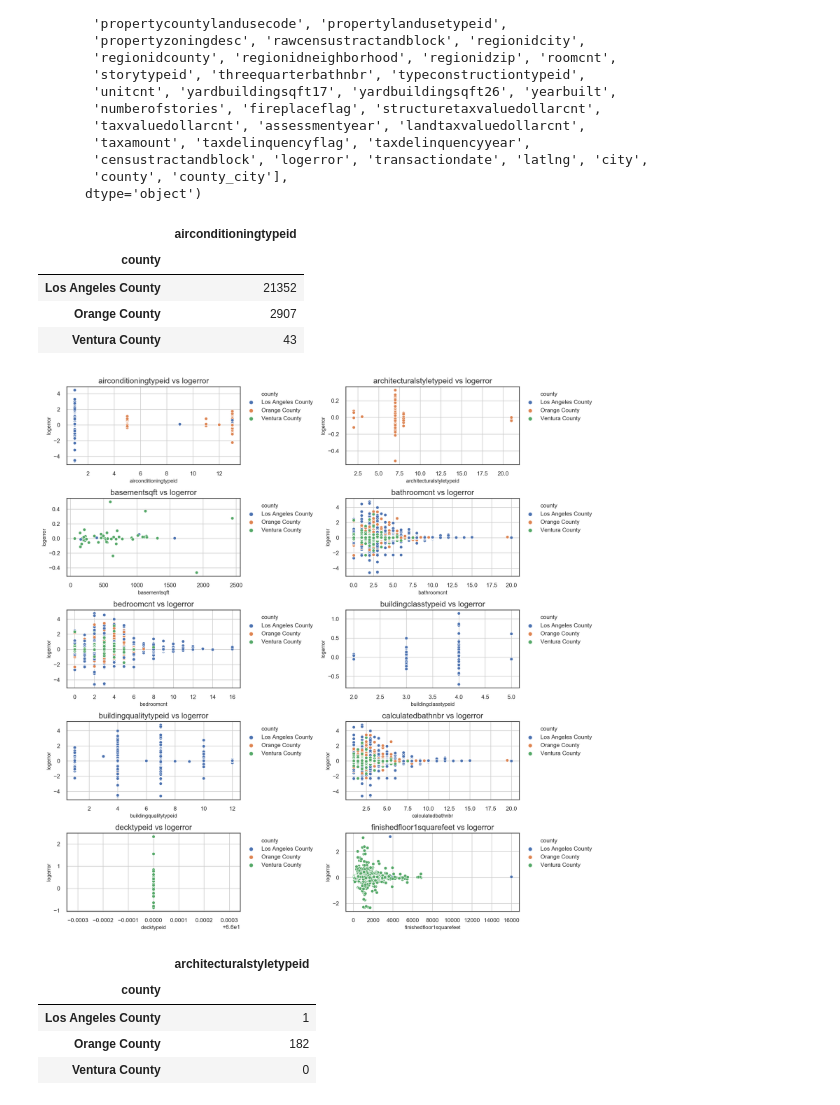
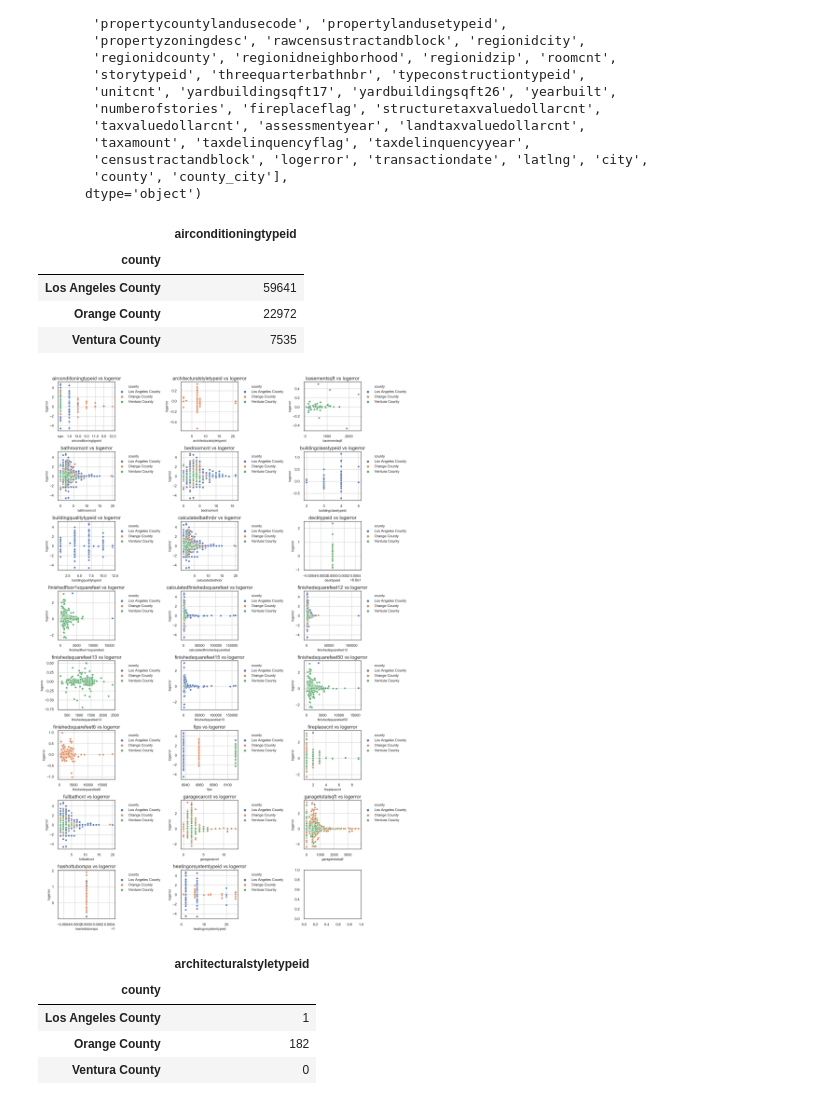
Before and after one commit to AustinDoolittle/W207-Final-Project, a Jupyter notebook: combined_eda.ipynb, the cells around one changed output. Saved outputs shown, nothing was run; the diff lists cells and outputs as text; code cells hidden in the pictures.

Commit message:
Fixing Ray's Graphs

```diff
--- a/combined_eda.ipynb
+++ b/combined_eda.ipynb
@@ -57,12 +36,12 @@ sns.set(style = 'white')
 ## Read in Data
 # %%
 # load the data
-#train_2016 = pd.read_csv("train_2016_v2.csv")
-#properties_2016 = pd.read_csv("properties_2016.csv")
+train_2016 = pd.read_csv("train_2016_v2.csv")
+properties_2016 = pd.read_csv("properties_2016.csv")
 
 # Ray reading in data from a different file location - comment this out if you need to change it please
-train_2016 = pd.read_csv("~/GitHub/berkeley/W207/zillow_final_project/zillow-prize-1/train_2016_v2.csv")
-properties_2016 = pd.read_csv("~/GitHub/berkeley/W207/zillow_final_project/zillow-prize-1/properties_2016.csv")
+#train_2016 = pd.read_csv("~/GitHub/berkeley/W207/zillow_final_project/zillow-prize-1/train_2016_v2.csv")
+#properties_2016 = pd.read_csv("~/GitHub/berkeley/W207/zillow_final_project/zillow-prize-1/properties_2016.csv")
 # %% [markdown]
 # Exploratory Data Analysis
 # %%
@@ -203,40 +180,40 @@ display(ray_df.groupby(['county'],axis = 0).count()[['airconditioningtypeid']])
 # %% [output]
 |  | airconditioningtypeid |
 | county |  |
-| Los Angeles County | 21352 |
-| Orange County | 2907 |
-| Ventura County | 43 |
+| Los Angeles County | 59641 |
+| Orange County | 22972 |
+| Ventura County | 7535 |
 # %%
 #DOESNT WORK %matplotlib notebook
 #fig, ax = plt.subplots(5,5, figsize = (20,30))
 
 
 #Beautiful plots referenced: https://imaddabbura.github.io/post/kmeans_clustering/
 
-fig, ax = plt.subplots(5,2, figsize = (15,15), dpi = 200)
+fig, ax = plt.subplots(8,3, figsize = (16,24), dpi = 200)
 
-n_iter = 10
+n_iter = 23
 ax = np.ravel(ax)
 for i in range(n_iter):
     sns.scatterplot(x=ray_df.columns[i], y='logerror', data=ray_df, hue = 'county', ax = ax[i])
     ax[i].set_xlabel(ray_df.columns[i], fontsize = 10)
     ax[i].set_ylabel('logerror', fontsize = 10)
     ax[i].set_title('{0} vs logerror'.format(ray_df.columns[i]), fontsize = 15)
     ax[i].legend(bbox_to_anchor=(1.0, 1), loc=2, borderaxespad=0.5)
     ax[i].grid()
 
 plt.tight_layout()
 #         #Plot the data
 #         targets = [1, 0]
 #         colors = ['b', 'r']
 #         for target, color in zip(targets,colors):
 #             indicesToKeep = final_df['poisonous'] == target
 #             ax[i].scatter(final_df.loc[indicesToKeep, 'principal component 1']
 #                        , final_df.loc[indicesToKeep, 'principal component 2']
 #                        , c = color
 #                        , s = 50)
 # %% [output]
-[figure, old version]
+[figure, new version]
 # %%
 display(ray_df.groupby(['county'],axis = 0).count()[['architecturalstyletypeid']])
 # %% [output]
```
Also changed, not shown: parts of 4 cells of this notebook.
